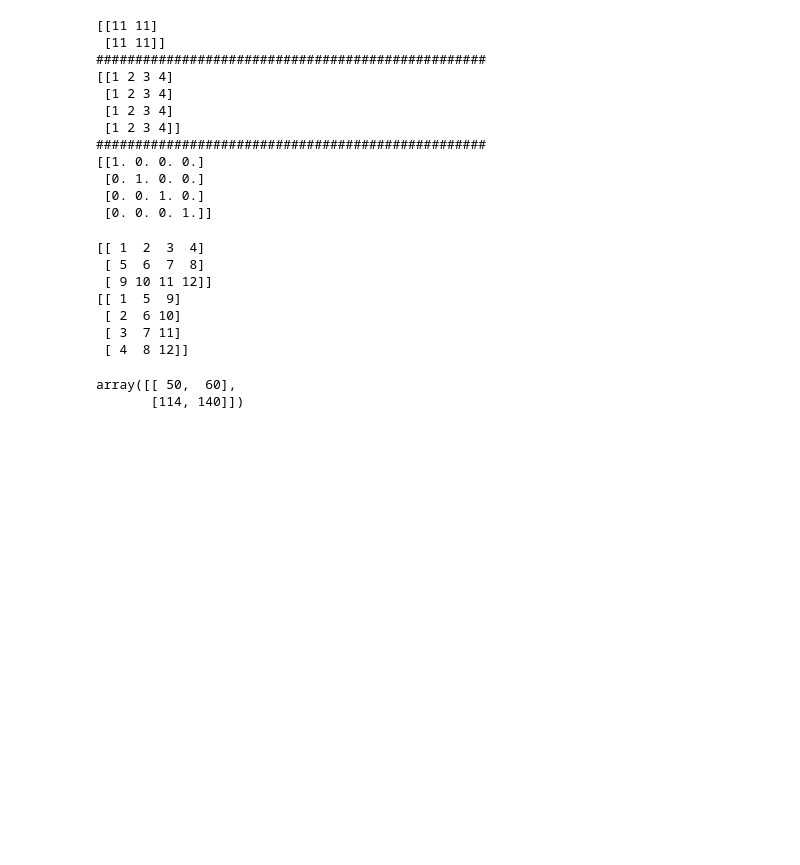
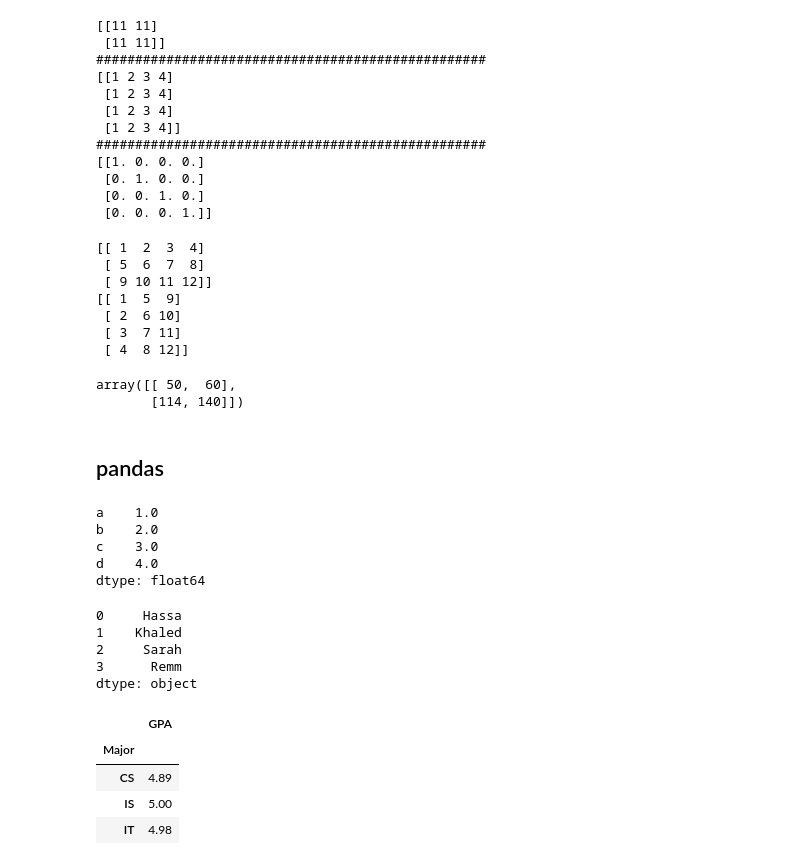
Before and after one commit to Hassan-Ahlgamdi/python-notes, a Jupyter notebook: notes.ipynb, the cells around one changed output. Cells and saved outputs as stored; diff of their text form; code cells hidden in the pictures; blank space fills up the shorter version.

```diff
--- a/notes.ipynb
+++ b/notes.ipynb
@@ -469,3 +469,5 @@ np.dot(a,b) # or you can use a @ b
 # %% [output]
 array([[ 50,  60],
        [114, 140]])
+# %% [markdown]
+## pandas
@@ -471,0 +476,54 @@ array([[ 50,  60],
+# %%
+lst = [1,2,3,4]
+s = pd.Series(lst, dtype = float, index=["a",'b','c','d']) # you can change the data type using dtype / and change the index uding index ] ['a', 'b'...]
+s
+# %% [output]
+a    1.0
+b    2.0
+c    3.0
+d    4.0
+dtype: float64
+# %%
+x = pd.Series(["Hassa" , "Khaled"])
+y = pd.Series(["Sarah", "Remm"])
+z = pd.concat([x,y], ignore_index=True) # ignore_index will ignore the index in the original list and start new indexing for this series
+print(z)
+#.drop(index to delete) will return a series without the dropped elemment
+# .copy will retrurn a copy of the series
+s = pd.Series([1,2,3,4,4,4,3,3,3,5,5,5,6])
+s.drop_duplicates(inplace=True) # inplace=True will change the original series
+print(s)
+# s.add(number) will add the number to every element of the series
+# s.sub(number) same
+# s.mul(number) *
+# s.div(number) /
+# %% [output]
+0     Hassa
+1    Khaled
+2     Sarah
+3      Remm
+dtype: object
+# %%
+# Data Frames
+data = {
+    'department' : ['CS','IT','IS'],
+    'number of students' : [90,88,78],
+    'lowest grade': [90.1, 87.5,83.2]
+}
+df = pd.DataFrame(data)
+
+#print(df)
+
+df2 = pd.read_csv('file.csv')
+new = ["Name", "Major", "Year","GPA"]
+df2.columns = new
+#df2.head(n) first 5 rows / or n rows if enterd
+#df2.tail(n) last 5 rows / or n rows if enterd
+#df2.describe() give you the count/mean/std/min/25%/50%/75%/max values
+df2[['Major','GPA']].groupby('Major').mean()
+# %% [output]
+|  | GPA |
+| Major |  |
+| CS | 4.89 |
+| IS | 5.00 |
+| IT | 4.98 |
```
Also changed, not shown: parts of 1 cell of this notebook.
